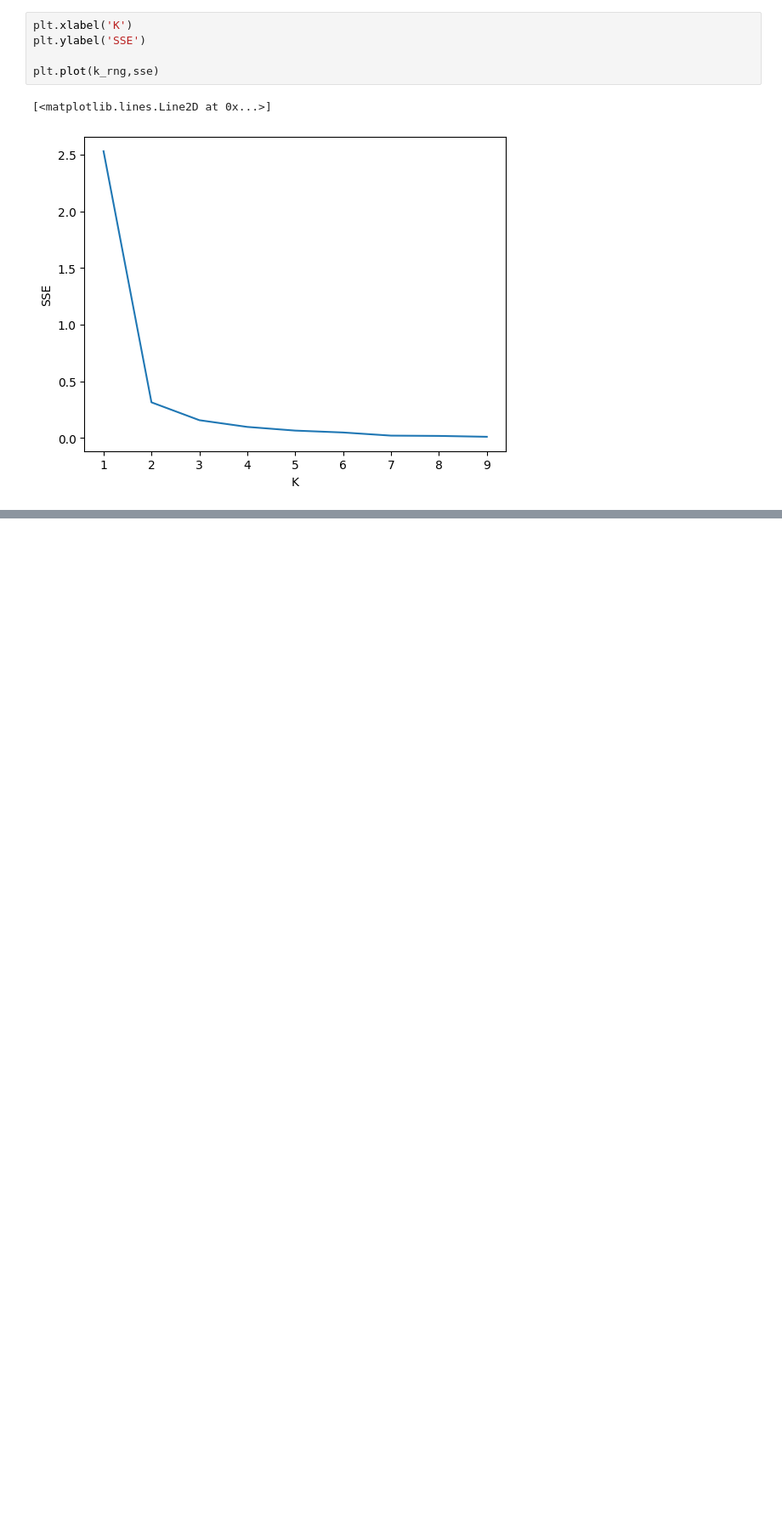
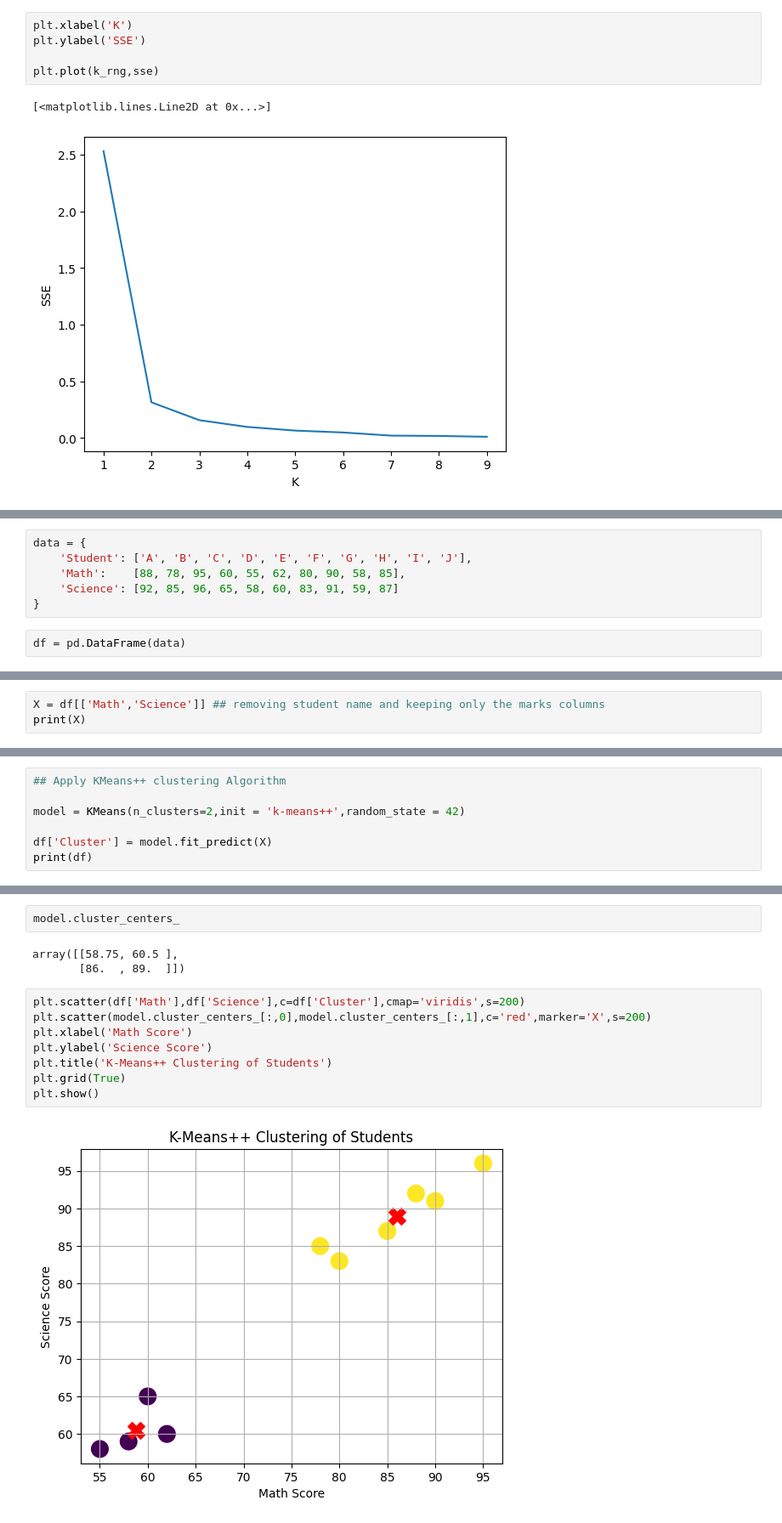
Before and after one commit to richa-agarwal-de/python-machine-learning, a Jupyter notebook: ML_KMeansClustering.ipynb, the cells around one changed output, grey strips where cells are left out. Shown: that part at 85% size. Cells and saved outputs as stored; diff of their text form; blank space fills up the shorter version.

Commit message:
KMeans & KMeans++ clustering

```diff
--- a/ML_KMeansClustering.ipynb
+++ b/ML_KMeansClustering.ipynb
@@ -196,0 +205,8 @@ plt.plot(k_rng,sse)
+# %%
+data = {
+    'Student': ['A', 'B', 'C', 'D', 'E', 'F', 'G', 'H', 'I', 'J'],
+    'Math':    [88, 78, 95, 60, 55, 62, 80, 90, 58, 85],
+    'Science': [92, 85, 96, 65, 58, 60, 83, 91, 59, 87]
+}
+# %%
+df = pd.DataFrame(data)
@@ -196,0 +222,3 @@ plt.plot(k_rng,sse)
+# %%
+X = df[['Math','Science']] ## removing student name and keeping only the marks columns
+print(X)
@@ -196,0 +237,7 @@ plt.plot(k_rng,sse)
+# %%
+## Apply KMeans++ clustering Algorithm
+
+model = KMeans(n_clusters=2,init = 'k-means++',random_state = 42)
+
+df['Cluster'] = model.fit_predict(X)
+print(df)
@@ -196,0 +256,15 @@ plt.plot(k_rng,sse)
+# %%
+model.cluster_centers_
+# %% [output]
+array([[58.75, 60.5 ],
+       [86.  , 89.  ]])
+# %%
+plt.scatter(df['Math'],df['Science'],c=df['Cluster'],cmap='viridis',s=200)
+plt.scatter(model.cluster_centers_[:,0],model.cluster_centers_[:,1],c='red',marker='X',s=200)
+plt.xlabel('Math Score')
+plt.ylabel('Science Score')
+plt.title('K-Means++ Clustering of Students')
+plt.grid(True)
+plt.show()
+# %% [output]
+[figure, added]
```
Also changed, not shown: parts of 11 cells of this notebook.
